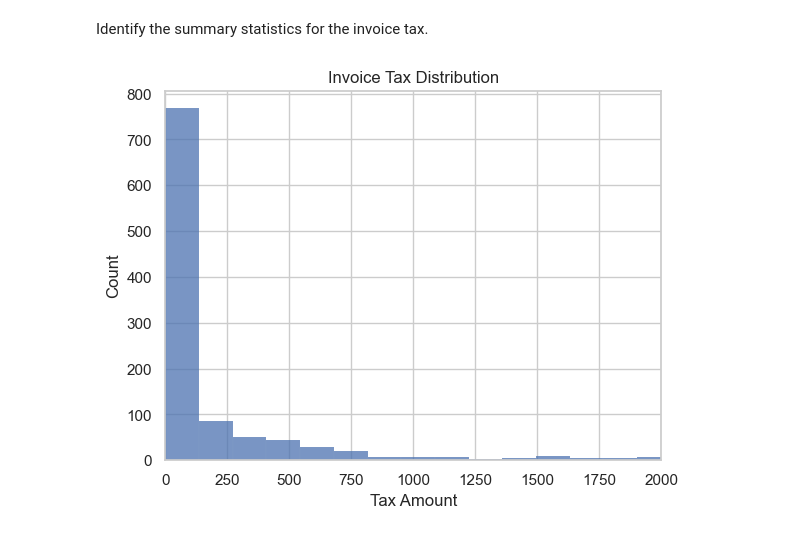
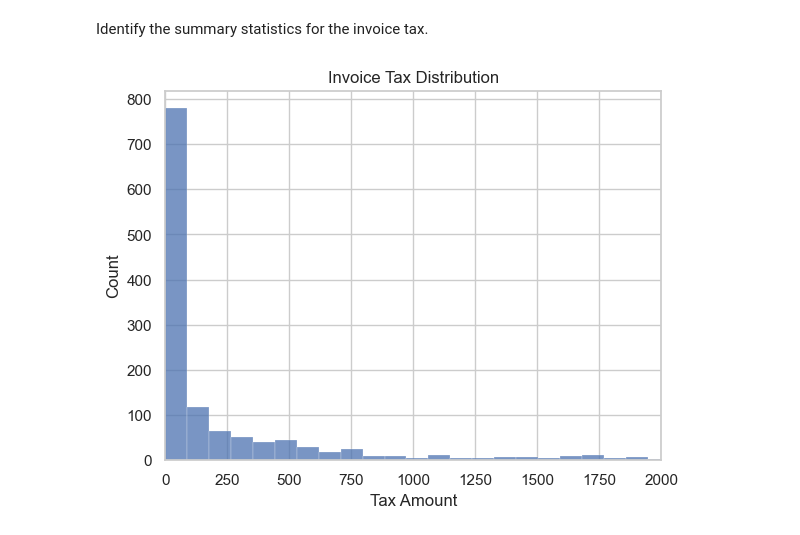
Before and after one commit to hungtran10/dsan6500-finalproject, a Jupyter notebook: eda.ipynb, the cells around one changed output. Cells and saved outputs as stored; diff of their text form; code cells hidden in the pictures.

```diff
--- a/eda.ipynb
+++ b/eda.ipynb
@@ -157,7 +157,7 @@ plt.show()
 # %% [markdown]
 # OCR Text Examples
 # %%
-ocr_text_sample = df.sample(10)
+ocr_text_sample = df.sample(5)
 
 for _, row in ocr_text_sample.iterrows():
 
@@ -476,13 +505,13 @@ Number of missing values:  366
 # %% [markdown]
 Identify the summary statistics for the invoice tax.
 # %%
-sns.histplot(df["tax"].dropna(), bins=2000)
+sns.histplot(df["tax"].dropna(), bins=200)
 plt.xlim(0, 2000)
 plt.title("Invoice Tax Distribution")
 plt.xlabel("Tax Amount")
 plt.show()
 # %% [output]
-[figure, old version]
+[figure, new version]
 # %%
 print("Summary Statistics of Invoice Tax:")
 df["tax"].describe()
```
Also changed, not shown: parts of 12 cells of this notebook, 1 other file.
